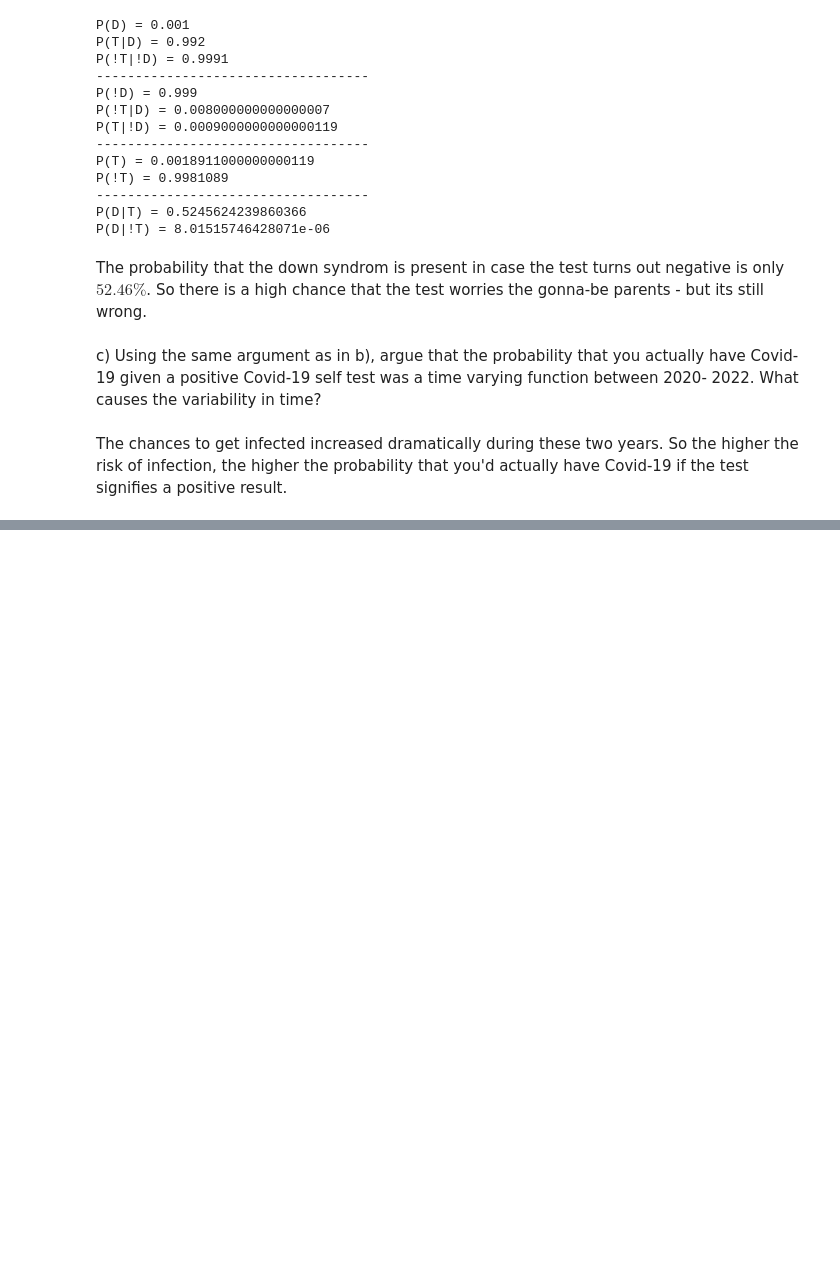
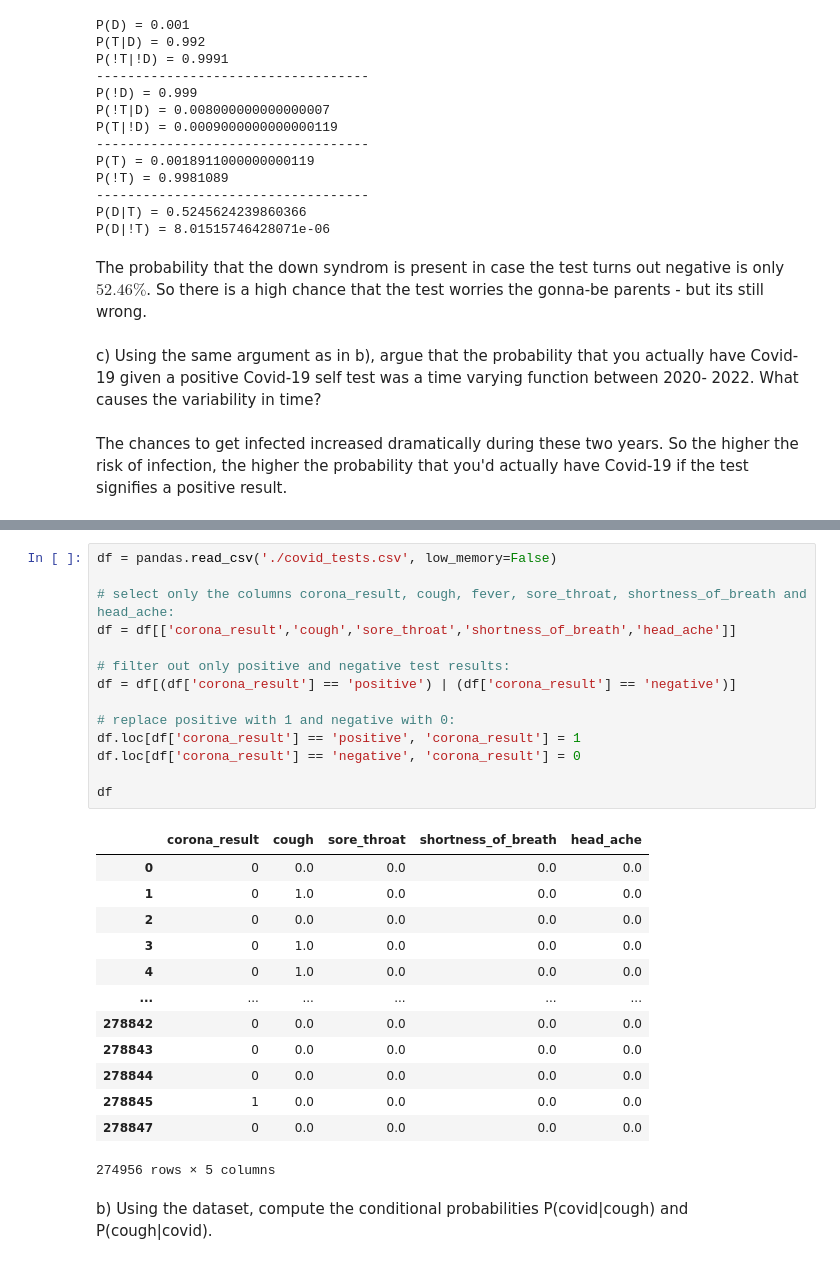
Before and after one commit to marbetschar/ZHAW-Bayesian-Machine-Learning-HS25, a Jupyter notebook: notebooks/week01/BML_Exercises_Week_01.ipynb, the cells around one changed output, grey strips where cells are left out. Cells and saved outputs as stored; diff of their text form; blank space fills up the shorter version.

```diff
--- a/notebooks/week01/BML_Exercises_Week_01.ipynb
+++ b/notebooks/week01/BML_Exercises_Week_01.ipynb
@@ -411,0 +547,30 @@ The chances to get infected increased dramatically during these two years. So th
+# %%
+df = pandas.read_csv('./covid_tests.csv', low_memory=False)
+
+# select only the columns corona_result, cough, fever, sore_throat, shortness_of_breath and head_ache:
+df = df[['corona_result','cough','sore_throat','shortness_of_breath','head_ache']]
+
+# filter out only positive and negative test results:
+df = df[(df['corona_result'] == 'positive') | (df['corona_result'] == 'negative')]
+
+# replace positive with 1 and negative with 0:
+df.loc[df['corona_result'] == 'positive', 'corona_result'] = 1
+df.loc[df['corona_result'] == 'negative', 'corona_result'] = 0
+
+df
+# %% [output]
+|  | corona_result | cough | sore_throat | shortness_of_breath | head_ache |
+| 0 | 0 | 0.0 | 0.0 | 0.0 | 0.0 |
+| 1 | 0 | 1.0 | 0.0 | 0.0 | 0.0 |
+| 2 | 0 | 0.0 | 0.0 | 0.0 | 0.0 |
+| 3 | 0 | 1.0 | 0.0 | 0.0 | 0.0 |
+| 4 | 0 | 1.0 | 0.0 | 0.0 | 0.0 |
+| ... | ... | ... | ... | ... | ... |
+| 278842 | 0 | 0.0 | 0.0 | 0.0 | 0.0 |
+| 278843 | 0 | 0.0 | 0.0 | 0.0 | 0.0 |
+| 278844 | 0 | 0.0 | 0.0 | 0.0 | 0.0 |
+| 278845 | 1 | 0.0 | 0.0 | 0.0 | 0.0 |
+| 278847 | 0 | 0.0 | 0.0 | 0.0 | 0.0 |
+274956 rows × 5 columns
+# %% [markdown]
+b) Using the dataset, compute the conditional probabilities P(covid|cough) and P(cough|covid).
```
Also changed, not shown: parts of 25 cells of this notebook.
